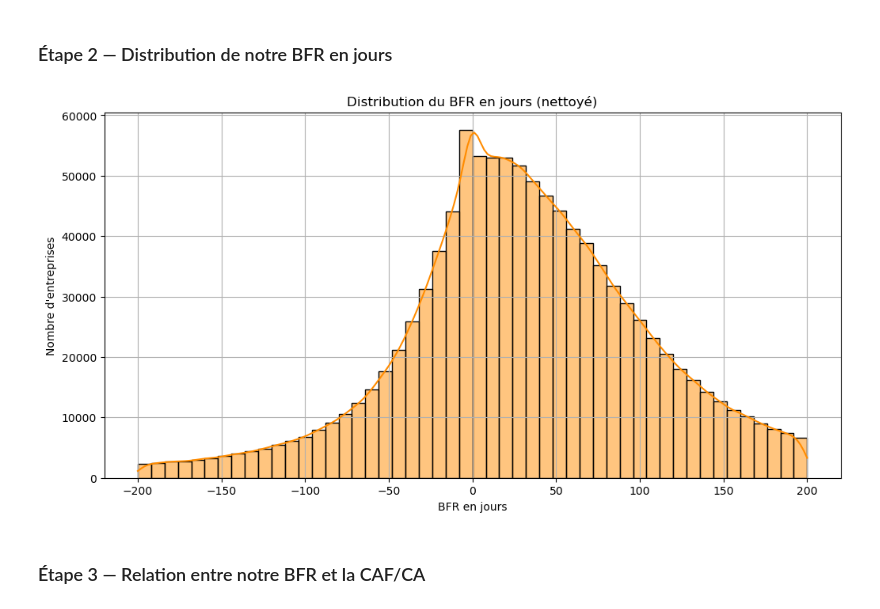
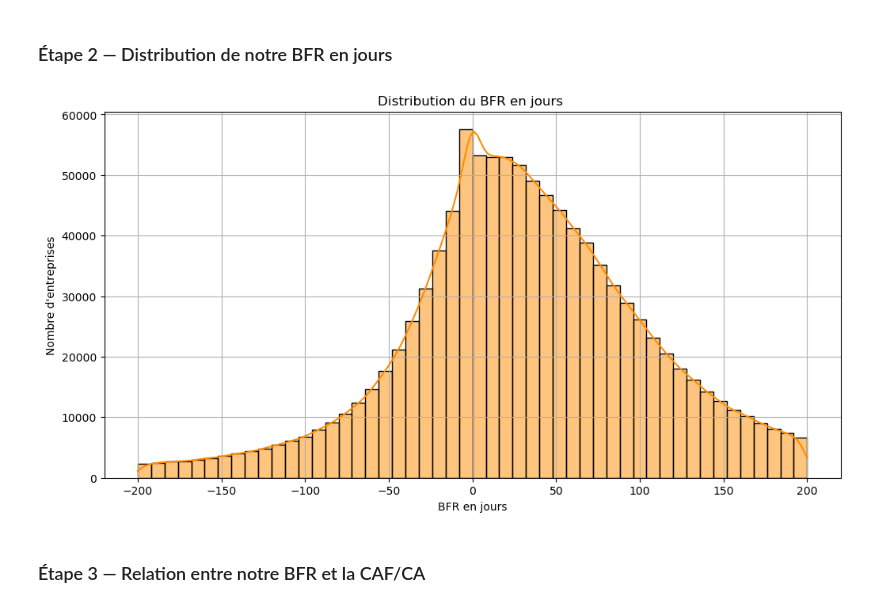
Before and after one commit to khelifaYacine/signaux-faibles-finance, a Jupyter notebook: 01_exploration.ipynb, the cells around one changed output. Cells and saved outputs as stored; diff of their text form; code cells hidden in the pictures.

```diff
--- a/01_exploration.ipynb
+++ b/01_exploration.ipynb
@@ -700,27 +700,27 @@ Quelques entreprises ont un BFR négatif, ce qui est plutôt bon signe (cycle fi
 # %%
 # On filtre les valeurs extrêmes pour garder un BFR en jours cohérent
 # Ici, on garde les entreprises dont le BFR en jours est entre -200 et 200
 # (au-delà, ce sont souvent des cas atypiques ou des erreurs de saisie)
 df_bfr_jours = df_clean[
     df_clean["Poids_BFR_exploitation_sur_CA_jours"].between(-200, 200)
 ].copy()
 
 # On trace l'histogramme du BFR en jours
 plt.figure(figsize=(12,6))
 sns.histplot(df_bfr_jours["Poids_BFR_exploitation_sur_CA_jours"], bins=50, kde=True, color="darkorange")
 
 # On ajoute un titre et des labels pour la lisibilité
-plt.title("Distribution du BFR en jours (nettoyé)")
+plt.title("Distribution du BFR en jours ")
 plt.xlabel("BFR en jours")
 plt.ylabel("Nombre d'entreprises")
 
 # On active une grille pour faciliter la lecture
 plt.grid(True)
 
 # On affiche le graphique
 plt.show()
 # %% [output]
-[figure, old version]
+[figure, new version]
 # %% [markdown]
 ### Étape 3 — Relation entre notre BFR et la CAF/CA
 # %%
```
Also changed, not shown: parts of 4 cells of this notebook.
